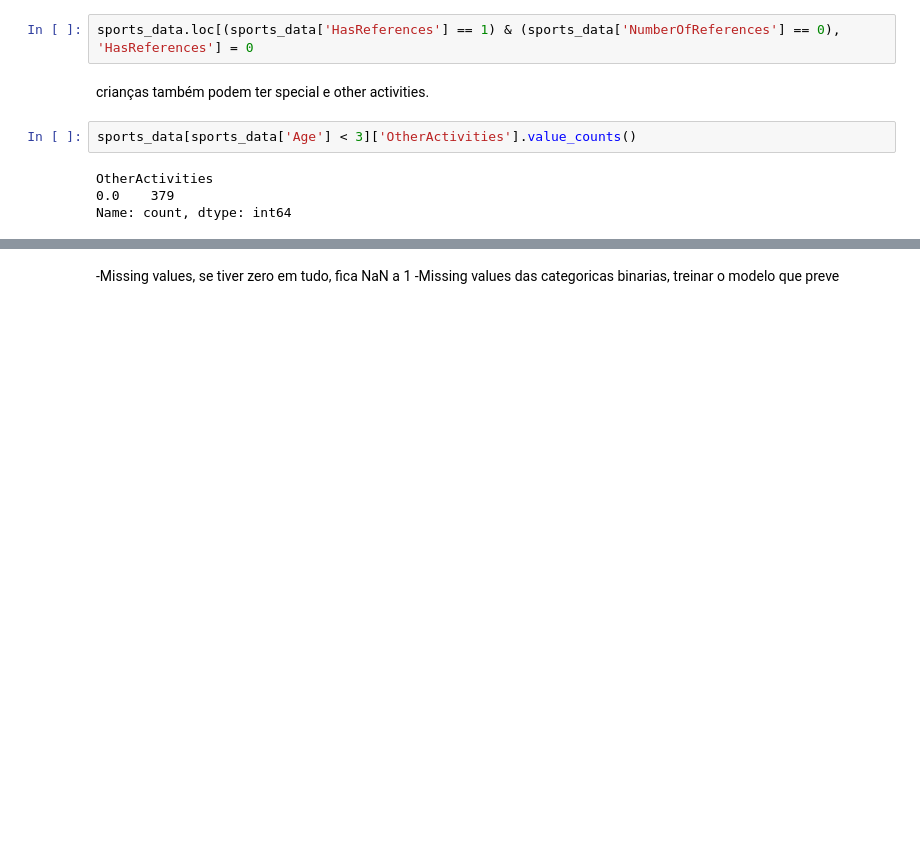
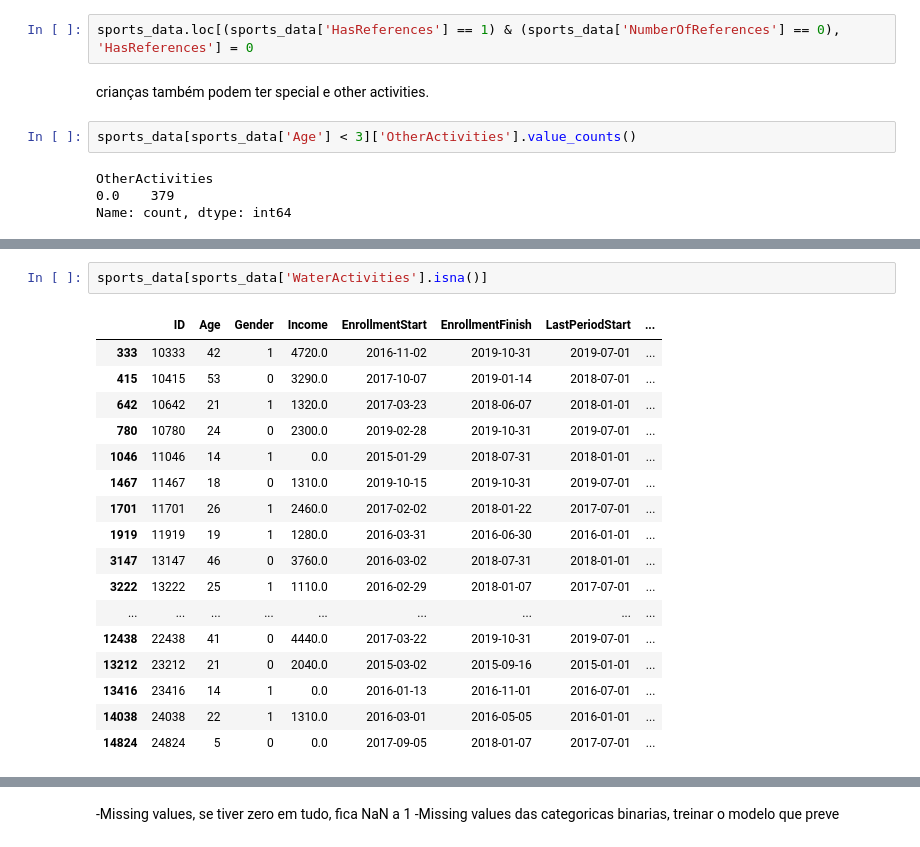
Before and after one commit to raquelxr/data-mining-proj, a Jupyter notebook: Raquel.ipynb, the cells around one changed output, grey strips where cells are left out. Drawn from its saved outputs; the diff is of its cells as text; blank space fills up the shorter version.

```diff
--- a/Raquel.ipynb
+++ b/Raquel.ipynb
@@ -271,0 +254,20 @@ FileNotFoundError: [Errno 2] No such file or directory: '../figures/exp_analysis
+# %%
+sports_data[sports_data['WaterActivities'].isna()]
+# %% [output]
+|  | ID | Age | Gender | Income | EnrollmentStart | EnrollmentFinish | LastPeriodStart | ... |
+| 333 | 10333 | 42 | 1 | 4720.0 | 2016-11-02 | 2019-10-31 | 2019-07-01 | ... |
+| 415 | 10415 | 53 | 0 | 3290.0 | 2017-10-07 | 2019-01-14 | 2018-07-01 | ... |
+| 642 | 10642 | 21 | 1 | 1320.0 | 2017-03-23 | 2018-06-07 | 2018-01-01 | ... |
+| 780 | 10780 | 24 | 0 | 2300.0 | 2019-02-28 | 2019-10-31 | 2019-07-01 | ... |
+| 1046 | 11046 | 14 | 1 | 0.0 | 2015-01-29 | 2018-07-31 | 2018-01-01 | ... |
+| 1467 | 11467 | 18 | 0 | 1310.0 | 2019-10-15 | 2019-10-31 | 2019-07-01 | ... |
+| 1701 | 11701 | 26 | 1 | 2460.0 | 2017-02-02 | 2018-01-22 | 2017-07-01 | ... |
+| 1919 | 11919 | 19 | 1 | 1280.0 | 2016-03-31 | 2016-06-30 | 2016-01-01 | ... |
+| 3147 | 13147 | 46 | 0 | 3760.0 | 2016-03-02 | 2018-07-31 | 2018-01-01 | ... |
+| 3222 | 13222 | 25 | 1 | 1110.0 | 2016-02-29 | 2018-01-07 | 2017-07-01 | ... |
+| ... | ... | ... | ... | ... | ... | ... | ... | ... |
+| 12438 | 22438 | 41 | 0 | 4440.0 | 2017-03-22 | 2019-10-31 | 2019-07-01 | ... |
+| 13212 | 23212 | 21 | 0 | 2040.0 | 2015-03-02 | 2015-09-16 | 2015-01-01 | ... |
+| 13416 | 23416 | 14 | 1 | 0.0 | 2016-01-13 | 2016-11-01 | 2016-07-01 | ... |
+| 14038 | 24038 | 22 | 1 | 1310.0 | 2016-03-01 | 2016-05-05 | 2016-01-01 | ... |
+| 14824 | 24824 | 5 | 0 | 0.0 | 2017-09-05 | 2018-01-07 | 2017-07-01 | ... |
```
Also changed, not shown: parts of 17 cells of this notebook.
